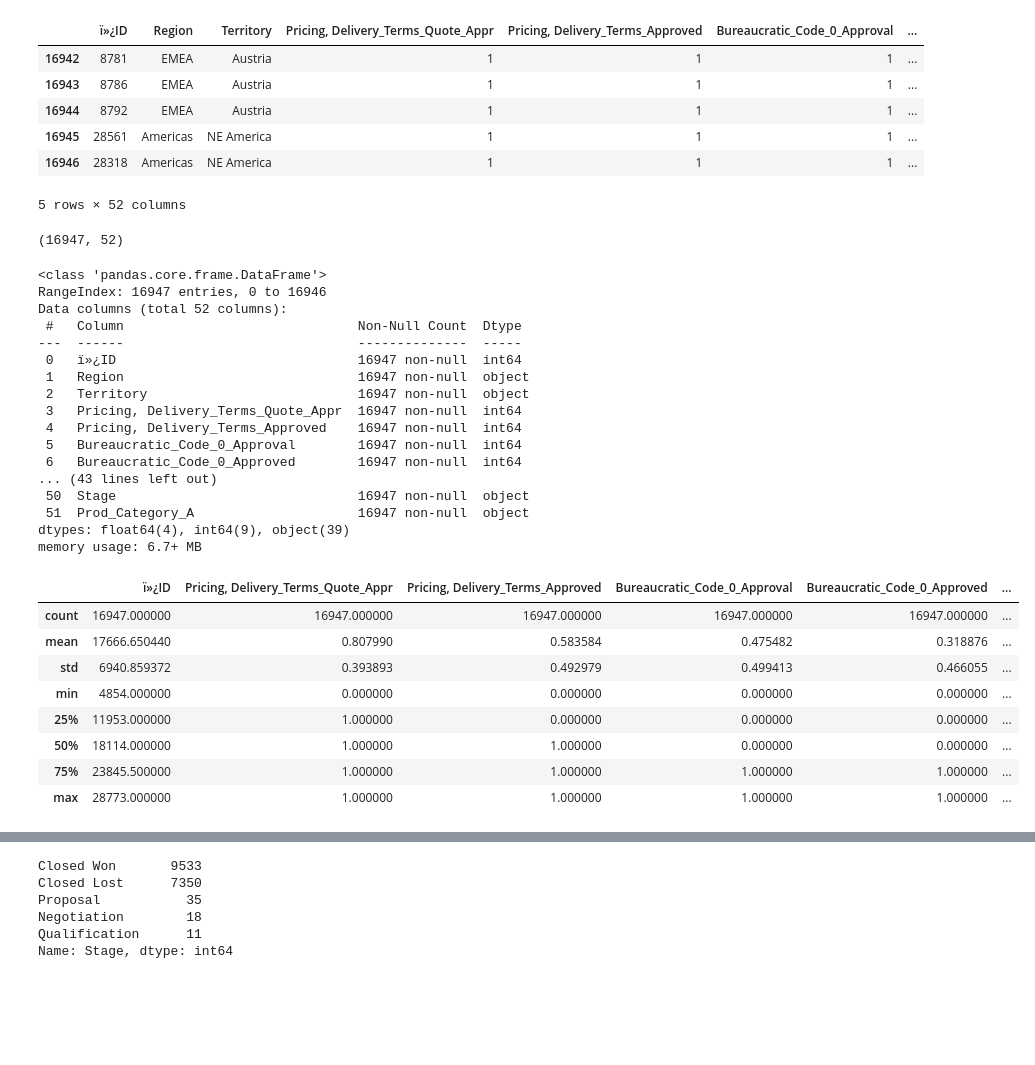
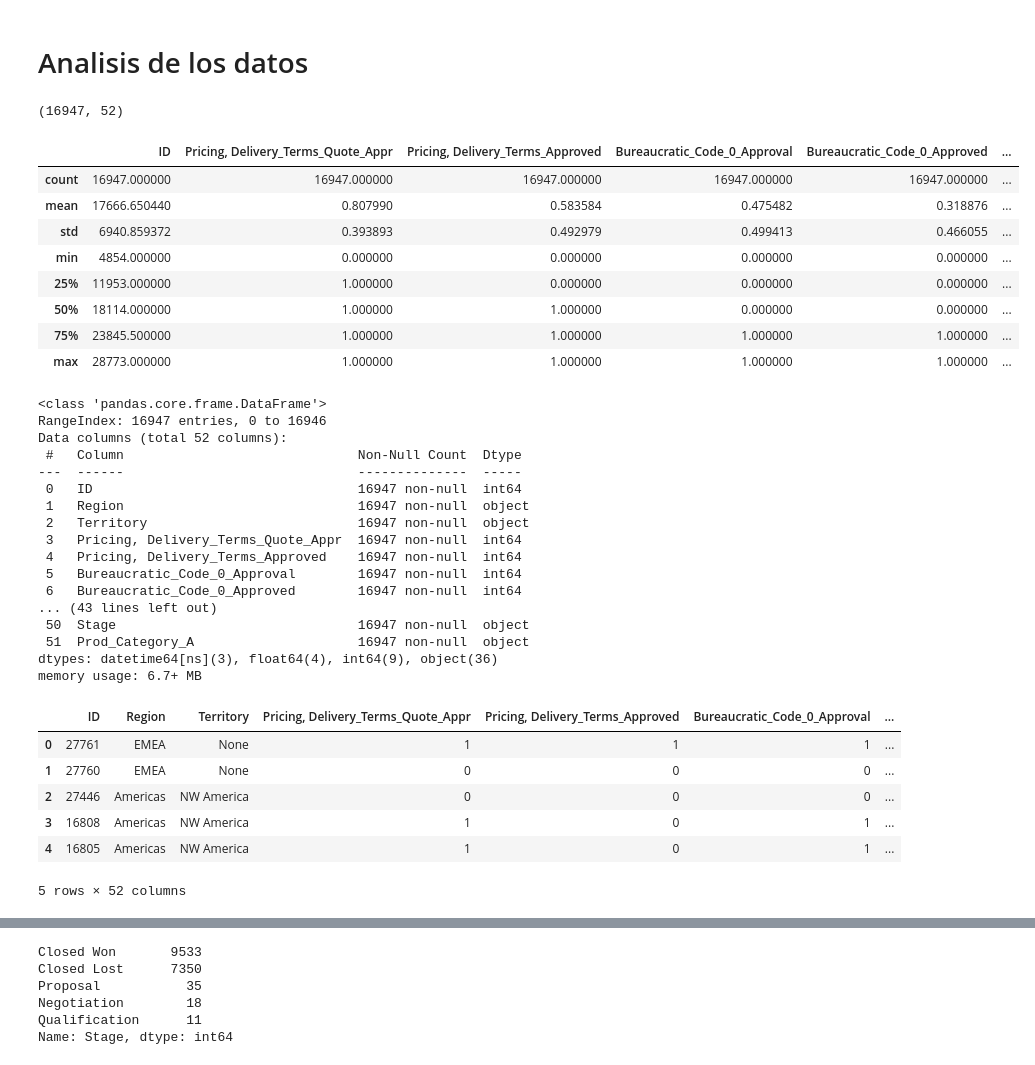
Before and after one commit to RenzoJacinto/TP1-Datos, a Jupyter notebook: visu.ipynb, the cells around one changed output, grey strips where cells are left out. Drawn from its saved outputs; the diff is of its cells as text; code cells hidden in the pictures; blank space fills up the shorter version.

```diff
--- a/visu.ipynb
+++ b/visu.ipynb
@@ -7,11 +0,0 @@ import matplotlib.pyplot as plt
-# %%
-oportunidades = pd.read_csv('Entrenamieto_ECI_2020.csv', encoding='latin-1')
-oportunidades.tail()
-# %% [output]
-|  | ï»¿ID | Region | Territory | Pricing, Delivery_Terms_Quote_Appr | Pricing, Delivery_Terms_Approved | Bureaucratic_Code_0_Approval | ... |
-| 16942 | 8781 | EMEA | Austria | 1 | 1 | 1 | ... |
-| 16943 | 8786 | EMEA | Austria | 1 | 1 | 1 | ... |
-| 16944 | 8792 | EMEA | Austria | 1 | 1 | 1 | ... |
-| 16945 | 28561 | Americas | NE America | 1 | 1 | 1 | ... |
-| 16946 | 28318 | Americas | NE America | 1 | 1 | 1 | ... |
-5 rows × 52 columns
@@ -17,0 +11,2 @@ oportunidades.tail()
+# %% [markdown]
+# Analisis de los datos
@@ -20,14 +21,26 @@ oportunidades.shape
 # %% [output]
 (16947, 52)
+# %%
+df.describe()
+# %% [output]
+|  | ID | Pricing, Delivery_Terms_Quote_Appr | Pricing, Delivery_Terms_Approved | Bureaucratic_Code_0_Approval | Bureaucratic_Code_0_Approved | ... |
+| count | 16947.000000 | 16947.000000 | 16947.000000 | 16947.000000 | 16947.000000 | ... |
+| mean | 17666.650440 | 0.807990 | 0.583584 | 0.475482 | 0.318876 | ... |
+| std | 6940.859372 | 0.393893 | 0.492979 | 0.499413 | 0.466055 | ... |
+| min | 4854.000000 | 0.000000 | 0.000000 | 0.000000 | 0.000000 | ... |
+| 25% | 11953.000000 | 1.000000 | 0.000000 | 0.000000 | 0.000000 | ... |
+| 50% | 18114.000000 | 1.000000 | 1.000000 | 0.000000 | 0.000000 | ... |
+| 75% | 23845.500000 | 1.000000 | 1.000000 | 1.000000 | 1.000000 | ... |
+| max | 28773.000000 | 1.000000 | 1.000000 | 1.000000 | 1.000000 | ... |
 # %%
-oportunidades.info()
+df.info()
 # %% [output]
 <class 'pandas.core.frame.DataFrame'>
 RangeIndex: 16947 entries, 0 to 16946
 Data columns (total 52 columns):
  #   Column                              Non-Null Count  Dtype
 ---  ------                              --------------  -----
- 0   ï»¿ID                               16947 non-null  int64
+ 0   ID                                  16947 non-null  int64
  1   Region                              16947 non-null  object
  2   Territory                           16947 non-null  object
  3   Pricing, Delivery_Terms_Quote_Appr  16947 non-null  int64
@@ -37,18 +50,16 @@ Data columns (total 52 columns):
 ... (43 lines left out)
  50  Stage                               16947 non-null  object
  51  Prod_Category_A                     16947 non-null  object
-dtypes: float64(4), int64(9), object(39)
+dtypes: datetime64[ns](3), float64(4), int64(9), object(36)
 memory usage: 6.7+ MB
-# %%
-oportunidades.describe()
-# %% [output]
-|  | ï»¿ID | Pricing, Delivery_Terms_Quote_Appr | Pricing, Delivery_Terms_Approved | Bureaucratic_Code_0_Approval | Bureaucratic_Code_0_Approved | ... |
-| count | 16947.000000 | 16947.000000 | 16947.000000 | 16947.000000 | 16947.000000 | ... |
-| mean | 17666.650440 | 0.807990 | 0.583584 | 0.475482 | 0.318876 | ... |
-| std | 6940.859372 | 0.393893 | 0.492979 | 0.499413 | 0.466055 | ... |
-| min | 4854.000000 | 0.000000 | 0.000000 | 0.000000 | 0.000000 | ... |
-| 25% | 11953.000000 | 1.000000 | 0.000000 | 0.000000 | 0.000000 | ... |
-| 50% | 18114.000000 | 1.000000 | 1.000000 | 0.000000 | 0.000000 | ... |
-| 75% | 23845.500000 | 1.000000 | 1.000000 | 1.000000 | 1.000000 | ... |
-| max | 28773.000000 | 1.000000 | 1.000000 | 1.000000 | 1.000000 | ... |
+# %%
+df.head()
+# %% [output]
+|  | ID | Region | Territory | Pricing, Delivery_Terms_Quote_Appr | Pricing, Delivery_Terms_Approved | Bureaucratic_Code_0_Approval | ... |
+| 0 | 27761 | EMEA | None | 1 | 1 | 1 | ... |
+| 1 | 27760 | EMEA | None | 0 | 0 | 0 | ... |
+| 2 | 27446 | Americas | NW America | 0 | 0 | 0 | ... |
+| 3 | 16808 | Americas | NW America | 1 | 0 | 1 | ... |
+| 4 | 16805 | Americas | NW America | 1 | 0 | 1 | ... |
+5 rows × 52 columns
 # %%
```
Also changed, not shown: parts of 14 cells of this notebook.
